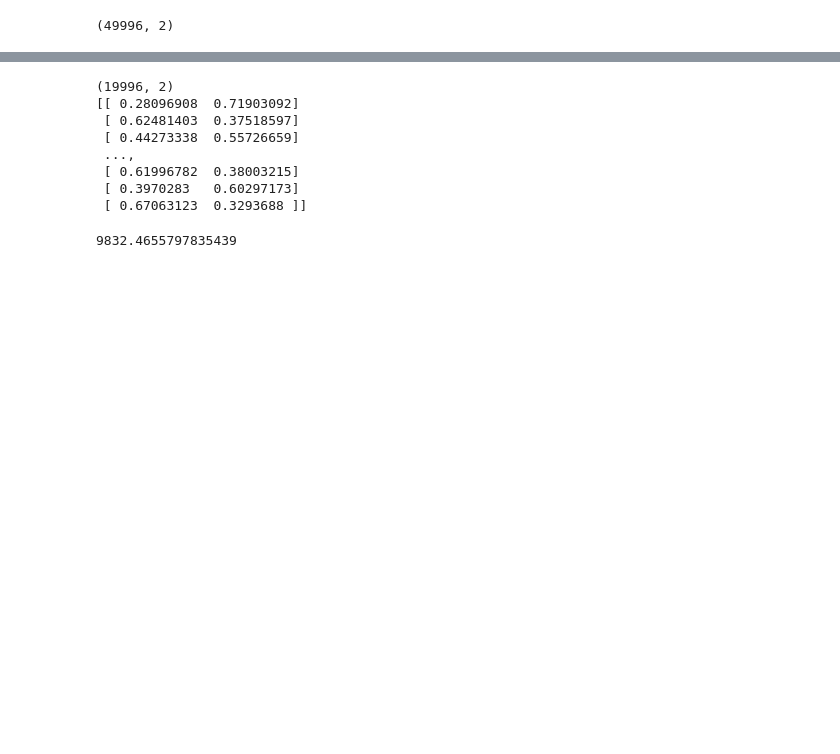
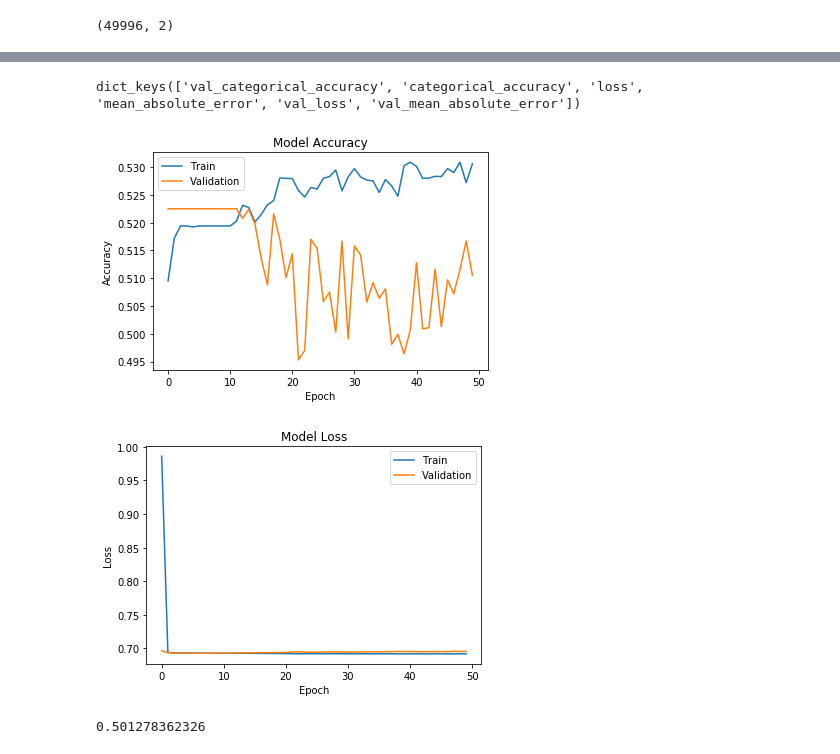
Before and after one commit to Milvan/dota-prediction, a Jupyter notebook: full-connected.ipynb, the cells around one changed output, grey strips where cells are left out. Drawn from its saved outputs; the diff is of its cells as text; code cells hidden in the pictures; blank space fills up the shorter version.

```diff
--- a/full-connected.ipynb
+++ b/full-connected.ipynb
@@ -29,16 +29,17 @@ print(data[0])
   0.          1.          0.          0.          0.          0.          0.
   0.        ]
 # %%
-from keras.layers import Dense, Activation
+from keras.layers import Dense, Activation, Dropout
 from keras.models import Sequential
 import keras
+from keras.regularizers import l2
 
 model = Sequential()
 
-model.add(Dense(units=500, input_dim=data.shape[1]))
+model.add(Dense(units=500, input_dim=data.shape[1], kernel_regularizer=l2(0.01)))
 model.add(Activation('relu'))
 model.add(Dense(units=2))
 model.add(Activation('softmax'))
 model.compile(loss=keras.losses.categorical_crossentropy,
-             optimizer=keras.optimizers.SGD(lr=0.001, momentum=0.9, nesterov=False),
+             optimizer=keras.optimizers.RMSprop(lr=0.001),
              metrics=[keras.metrics.mae, keras.metrics.categorical_accuracy])
@@ -62,2 +72,0 @@ print(x_train.shape)
-# %%
-res = model.fit(x_train, y_train, epochs=50, batch_size=100, validation_split=0.2)
@@ -81,0 +73,3 @@ Epoch 50/50
+# %%
+model_checkpoint = keras.callbacks.ModelCheckpoint('/tmp/best_weights', monitor='val_categorical_accuracy', verbose=0, save_best_only=True, save_weights_only=False, mode='auto', period=1)
+history = model.fit(x_train, y_train, epochs=50, batch_size=100, validation_split=0.0, validation_data=(x_val, y_val), verbose=2,callbacks = [model_checkpoint])
@@ -88,16 +100,33 @@ predictions = model.predict(x_test, batch_size=1000, verbose=1)
-# %%
-print(predictions.shape)
-print(predictions)
-# %% [output]
-(19996, 2)
-[[ 0.28096908  0.71903092]
- [ 0.62481403  0.37518597]
- [ 0.44273338  0.55726659]
- ...,
- [ 0.61996782  0.38003215]
- [ 0.3970283   0.60297173]
- [ 0.67063123  0.3293688 ]]
-# %%
-sum(predictions[:,0])
-# %% [output]
-9832.4655797835439
+# %%
+import matplotlib.pyplot as plt
+# list all data in history
+print(history.history.keys())
+# summarize history for accuracy
+plt.plot(history.history['categorical_accuracy'])
+plt.plot(history.history['val_categorical_accuracy'])
+plt.title('Model Accuracy')
+plt.ylabel('Accuracy')
+plt.xlabel('Epoch')
+plt.legend(['Train', 'Validation'], loc='upper left')
+#plt.savefig('acc_non-expert.pdf')
+plt.show()
+# summarize history for loss
+plt.plot(history.history['loss'][0:])
+plt.plot(history.history['val_loss'][0:])
+plt.title('Model Loss')
+plt.ylabel('Loss')
+plt.xlabel('Epoch')
+plt.legend(['Train', 'Validation'], loc='upper right')
+#plt.savefig('loss_non-expert.pdf')
+plt.show()
+# %% [output]
+dict_keys(['val_categorical_accuracy', 'categorical_accuracy', 'loss', 'mean_absolute_error', 'val_loss', 'val_mean_absolute_error'])
+[figure, added]
+[figure, added]
+# %%
+from sklearn.metrics import roc_auc_score
+y_pred = model.predict_proba(x_test, verbose=0)
+score = roc_auc_score(y_test, y_pred)
+print(score)
+# %% [output]
+0.501278362326
```
Also changed, not shown: parts of 7 cells of this notebook, 1 other file.
